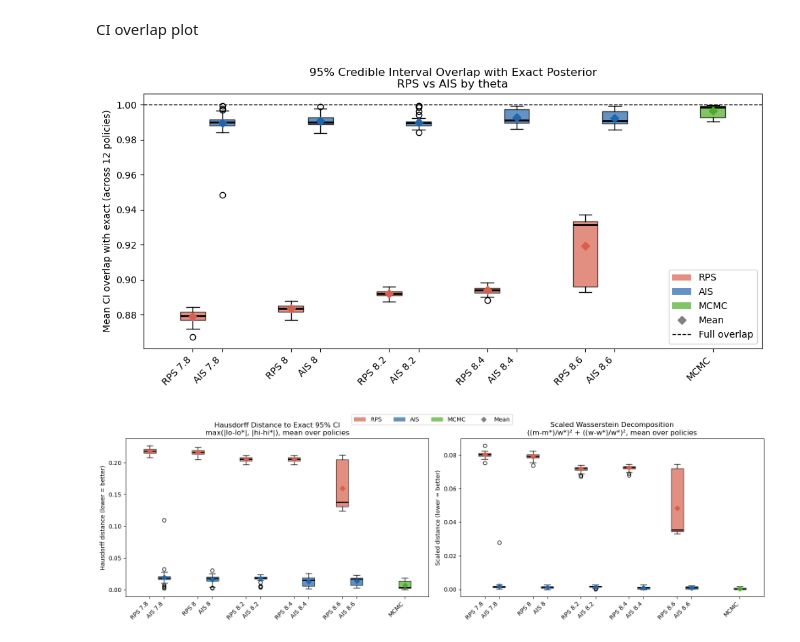
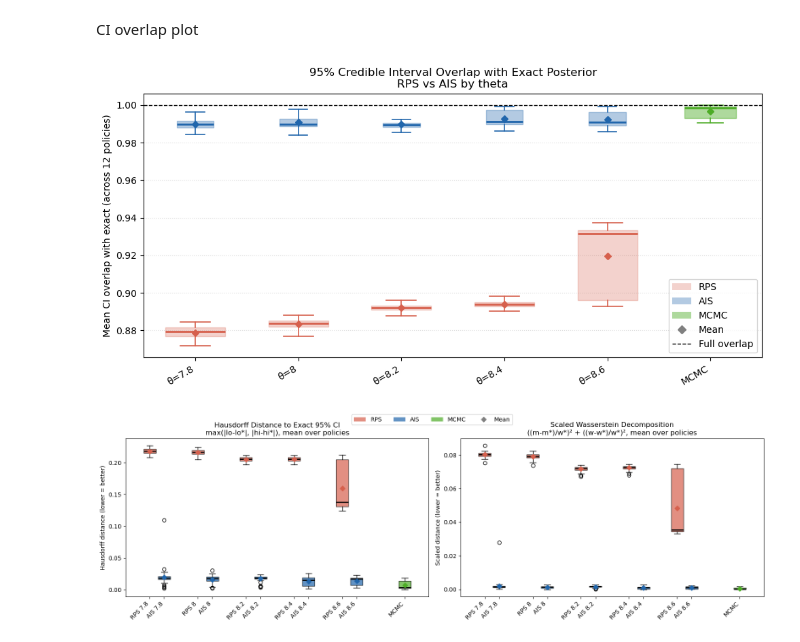
Before and after one commit to fyy2025/RHS-X, a Jupyter notebook: Code/simulation1.ipynb, the cells around one changed output. Drawn from its saved outputs; the diff is of its cells as text; code cells hidden in the pictures.

```diff
--- a/Code/simulation1.ipynb
+++ b/Code/simulation1.ipynb
@@ -1,8 +1,10 @@
 # %%
+
 import pickle
 import numpy as np
 import matplotlib.pyplot as plt
 import matplotlib.patches as mpatches
+
 data=[]
 for epoch in range(1,6):
     with open(f"./output1.2/sim1_result{epoch}.pkl", 'rb') as f:
@@ -41,10 +43,14 @@ for ax, (label, q), color in zip(axes, metrics, colors):
         gc_all.append(gc)
 
     bp = ax.boxplot(gc_all, positions=range(len(thetas)), widths=0.5,
-                    patch_artist=True, medianprops=dict(color="black", linewidth=2))
+                    patch_artist=True, showfliers=False,
+                    medianprops=dict(color="black", linewidth=2),
+                    whiskerprops=dict(color=color, linewidth=1.2),
+                    capprops=dict(color=color, linewidth=1.2))
     for patch in bp["boxes"]:
         patch.set_facecolor(color)
-        patch.set_alpha(0.6)
+        patch.set_edgecolor(color)
+        patch.set_alpha(0.5)
 
     means = [np.mean(g) for g in gc_all]
     ax.plot(range(len(thetas)), means, "D", color=color, markersize=6, zorder=5)
@@ -57,11 +63,12 @@ for ax, (label, q), color in zip(axes, metrics, colors):
     ax.set_xticklabels([str(t) for t in thetas], fontsize=9)
     ax.set_xlabel("θ", fontsize=11)
     ax.set_ylim(0.3, 1.3)
+    ax.grid(axis="y", linestyle=":", alpha=0.4)
 
 axes[0].set_ylabel("Gap Closure  (RPS − AIS) / (RPS − MCMC)", fontsize=10)
 
 legend_elements = [
-    mpatches.Patch(color="gray", alpha=0.6, label="IQR"),
+    mpatches.Patch(color="gray", alpha=0.5, label="IQR"),
     plt.Line2D([0], [0], marker="D", color="gray", markersize=6,
                linestyle="None", label="Mean"),
     plt.Line2D([0], [0], color="black", linestyle="--", linewidth=1,
@@ -288,54 +300,43 @@ for x in data:
         RPS_overlap[f"{theta}"].append(np.nanmean(ci_overlap_frac(rps_lo, rps_hi, exact_lo, exact_hi)))
         AIS_overlap[f"{theta}"].append(np.nanmean(ci_overlap_frac(ais_lo, ais_hi, exact_lo, exact_hi)))
 # %%
+
 import pandas as pd
 import matplotlib.pyplot as plt
 import matplotlib.patches as mpatches
 
-cols  = list(RPS_overlap.keys())   # theta labels only
+cols = list(RPS_overlap.keys())
 x_pos = np.arange(len(cols))
-width = 0.3
-
 fig, ax = plt.subplots(figsize=(10, 5))
 
-bp1 = ax.boxplot([RPS_overlap[c] for c in cols], positions=x_pos - width, widths=width*0.85,
-                 patch_artist=True, medianprops=dict(color='black', linewidth=2))
-bp2 = ax.boxplot([AIS_overlap[c] for c in cols], positions=x_pos,          widths=width*0.85,
-                 patch_artist=True, medianprops=dict(color='black', linewidth=2))
-bp3 = ax.boxplot([MCMC_overlap],                 positions=[len(cols)],     widths=width*0.85,
-                 patch_artist=True, medianprops=dict(color='black', linewidth=2))
+aligned_boxplot(ax, [RPS_overlap[c] for c in cols], x_pos, "#d6604d", width=0.58, alpha=0.28)
+aligned_boxplot(ax, [AIS_overlap[c] for c in cols], x_pos, "#2166ac", width=0.36, alpha=0.34)
+aligned_boxplot(ax, [MCMC_overlap], [len(cols)], "#4dac26", width=0.5, alpha=0.45)
 
-for patch in bp1['boxes']:
-    patch.set_facecolor('#d6604d'); patch.set_alpha(0.7)
-for patch in bp2['boxes']:
-    patch.set_facecolor('#2166ac'); patch.set_alpha(0.7)
-for patch in bp3['boxes']:
-    patch.set_facecolor('#4dac26'); patch.set_alpha(0.7)
+mean_diamonds(ax, [RPS_overlap[c] for c in cols], x_pos, "#d6604d")
+mean_diamonds(ax, [AIS_overlap[c] for c in cols], x_pos, "#2166ac")
+mean_diamonds(ax, [MCMC_overlap], [len(cols)], "#4dac26")
 
-ax.plot(x_pos - width, [np.mean(RPS_overlap[c]) for c in cols], 'D', color='#d6604d', markersize=6, zorder=5)
-ax.plot(x_pos,         [np.mean(AIS_overlap[c]) for c in cols], 'D', color='#2166ac', markersize=6, zorder=5)
-ax.plot([len(cols)],   [np.mean(MCMC_overlap)],                 'D', color='#4dac26', markersize=6, zorder=5)
-
-all_ticks  = list(x_pos - width) + list(x_pos) + [len(cols)]
-all_labels = [f'RPS {c}' for c in cols] + [f'AIS {c}' for c in cols] + ['MCMC']
-ax.set_xticks(sorted(all_ticks))
-ax.set_xticklabels([l for _, l in sorted(zip(all_ticks, all_labels))], rotation=45, ha='right')
-ax.axhline(1.0, color='black', linestyle='--', linewidth=1)
-ax.set_ylabel('Mean CI overlap with exact (across 12 policies)')
-ax.set_title('95% Credible Interval Overlap with Exact Posterior\nRPS vs AIS by theta')
+ax.set_xticks(list(x_pos) + [len(cols)])
+ax.set_xticklabels([f"θ={c}" for c in cols] + ["MCMC"], rotation=30, ha="right")
+ax.axhline(1.0, color="black", linestyle="--", linewidth=1)
+ax.set_ylabel("Mean CI overlap with exact (across 12 policies)")
+ax.set_title("95% Credible Interval Overlap with Exact Posterior\nRPS vs AIS by theta")
+ax.grid(axis="y", linestyle=":", alpha=0.4)
 
 legend_elements = [
-    mpatches.Patch(facecolor='#d6604d', alpha=0.7, label='RPS'),
-    mpatches.Patch(facecolor='#2166ac', alpha=0.7, label='AIS'),
-    mpatches.Patch(facecolor='#4dac26', alpha=0.7, label='MCMC'),
-    plt.Line2D([0],[0], marker='D', color='gray', markersize=6, linestyle='None', label='Mean'),
-    plt.Line2D([0],[0], color='black', linestyle='--', linewidth=1, label='Full overlap'),
+    mpatches.Patch(facecolor="#d6604d", alpha=0.28, label="RPS"),
+    mpatches.Patch(facecolor="#2166ac", alpha=0.34, label="AIS"),
+    mpatches.Patch(facecolor="#4dac26", alpha=0.45, label="MCMC"),
+    plt.Line2D([0], [0], marker="D", color="gray", markersize=6, linestyle="None", label="Mean"),
+    plt.Line2D([0], [0], color="black", linestyle="--", linewidth=1, label="Full overlap"),
 ]
 ax.legend(handles=legend_elements)
 plt.tight_layout()
+plt.savefig("../Figures/ci_overlap.png", dpi=150, bbox_inches="tight")
 plt.show()
 # %% [output]
-[figure, old version]
+[figure, new version]
 # %%
 import numpy as np
 
```
Also changed, not shown: parts of 4 cells of this notebook, 3 other files.
